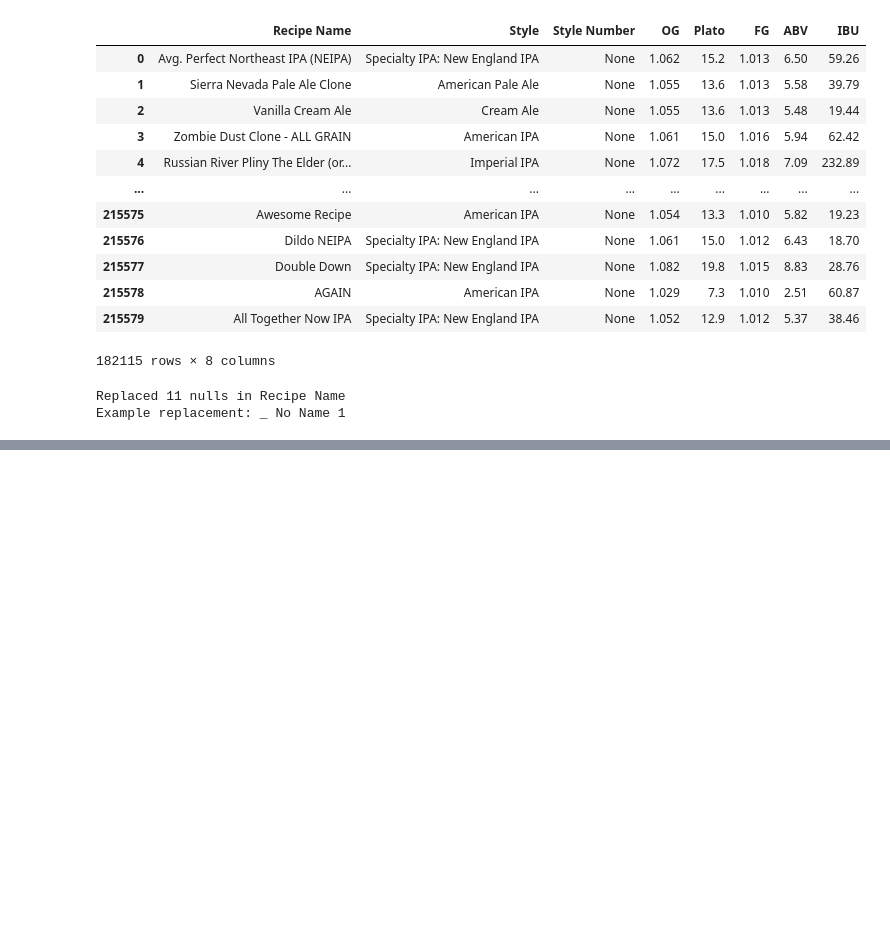
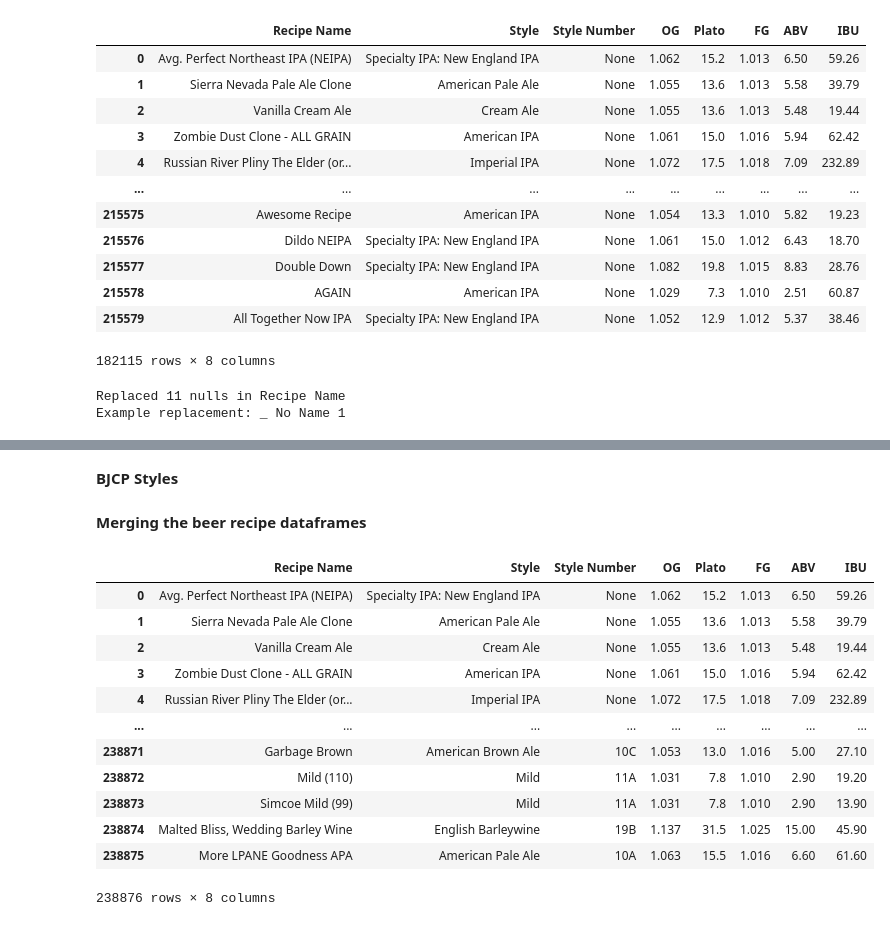
Before and after one commit to Redsoxin7/beer_recipes, a Jupyter notebook: Beer_capstone.ipynb, the cells around one changed output, grey strips where cells are left out. Saved outputs shown, nothing was run; the diff lists cells and outputs as text; code cells hidden in the pictures; blank space fills up the shorter version.

```diff
--- a/Beer_capstone.ipynb
+++ b/Beer_capstone.ipynb
@@ -470,0 +523,2 @@ bf_df_cleaned
+# %% [markdown]
+**BJCP Styles**
@@ -470,0 +528,28 @@ bf_df_cleaned
+# %% [markdown]
+**Merging the beer recipe dataframes**
+# %%
+# Function to merge 2 dataframes with the same fields
+def combine_dataframes(dataframe1, dataframe2):
+    beer_recipes = pd.concat([dataframe1, dataframe2], ignore_index=True)
+
+    return beer_recipes
+# %%
+# call the function to combine the dataframes
+dataframe1 = bf_df_cleaned
+dataframe2 = bs_df_cleaned
+beer_recipes = combine_dataframes(dataframe1, dataframe2)
+beer_recipes
+# %% [output]
+|  | Recipe Name | Style | Style Number | OG | Plato | FG | ABV | IBU |
+| 0 | Avg. Perfect Northeast IPA (NEIPA) | Specialty IPA: New England IPA | None | 1.062 | 15.2 | 1.013 | 6.50 | 59.26 |
+| 1 | Sierra Nevada Pale Ale Clone | American Pale Ale | None | 1.055 | 13.6 | 1.013 | 5.58 | 39.79 |
+| 2 | Vanilla Cream Ale | Cream Ale | None | 1.055 | 13.6 | 1.013 | 5.48 | 19.44 |
+| 3 | Zombie Dust Clone - ALL GRAIN | American IPA | None | 1.061 | 15.0 | 1.016 | 5.94 | 62.42 |
+| 4 | Russian River Pliny The Elder (or... | Imperial IPA | None | 1.072 | 17.5 | 1.018 | 7.09 | 232.89 |
+| ... | ... | ... | ... | ... | ... | ... | ... | ... |
+| 238871 | Garbage Brown | American Brown Ale | 10C | 1.053 | 13.0 | 1.016 | 5.00 | 27.10 |
+| 238872 | Mild (110) | Mild | 11A | 1.031 | 7.8 | 1.010 | 2.90 | 19.20 |
+| 238873 | Simcoe Mild (99) | Mild | 11A | 1.031 | 7.8 | 1.010 | 2.90 | 13.90 |
+| 238874 | Malted Bliss, Wedding Barley Wine | English Barleywine | 19B | 1.137 | 31.5 | 1.025 | 15.00 | 45.90 |
+| 238875 | More LPANE Goodness APA | American Pale Ale | 10A | 1.063 | 15.5 | 1.016 | 6.60 | 61.60 |
+238876 rows × 8 columns
```
Also changed, not shown: parts of 12 cells of this notebook, 1 other file.
